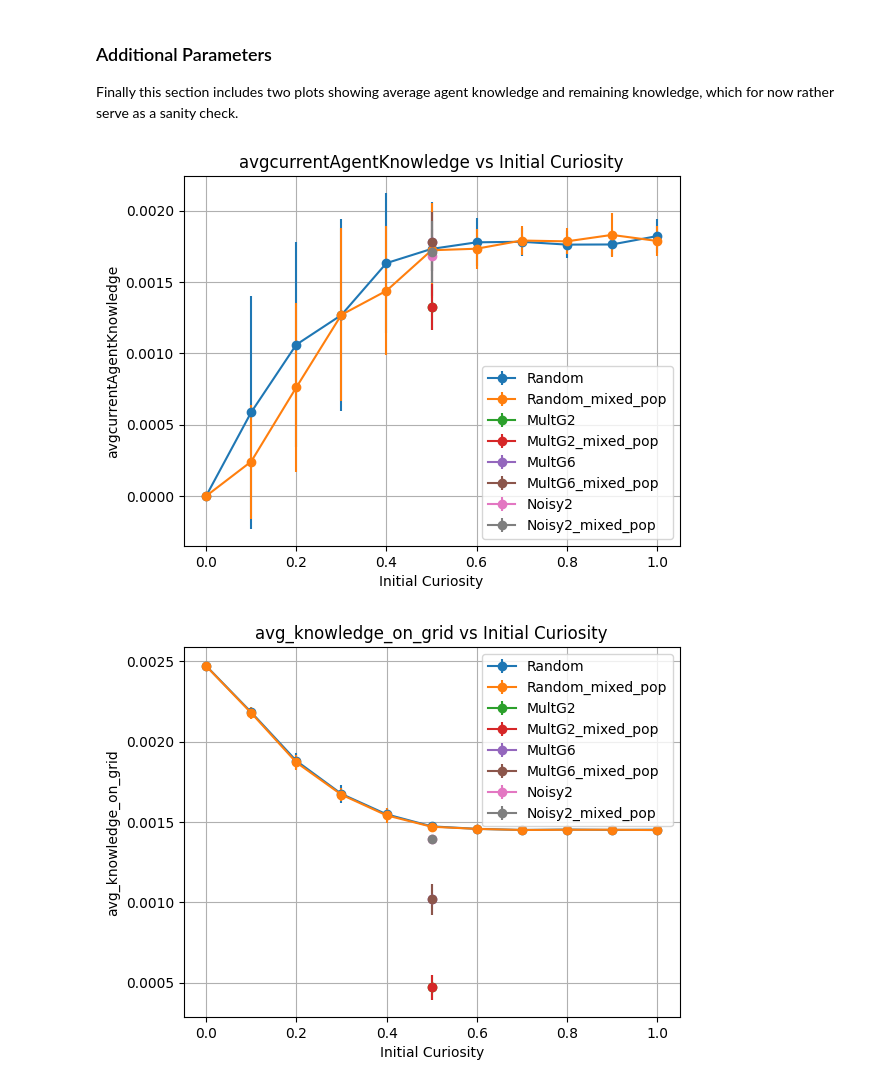
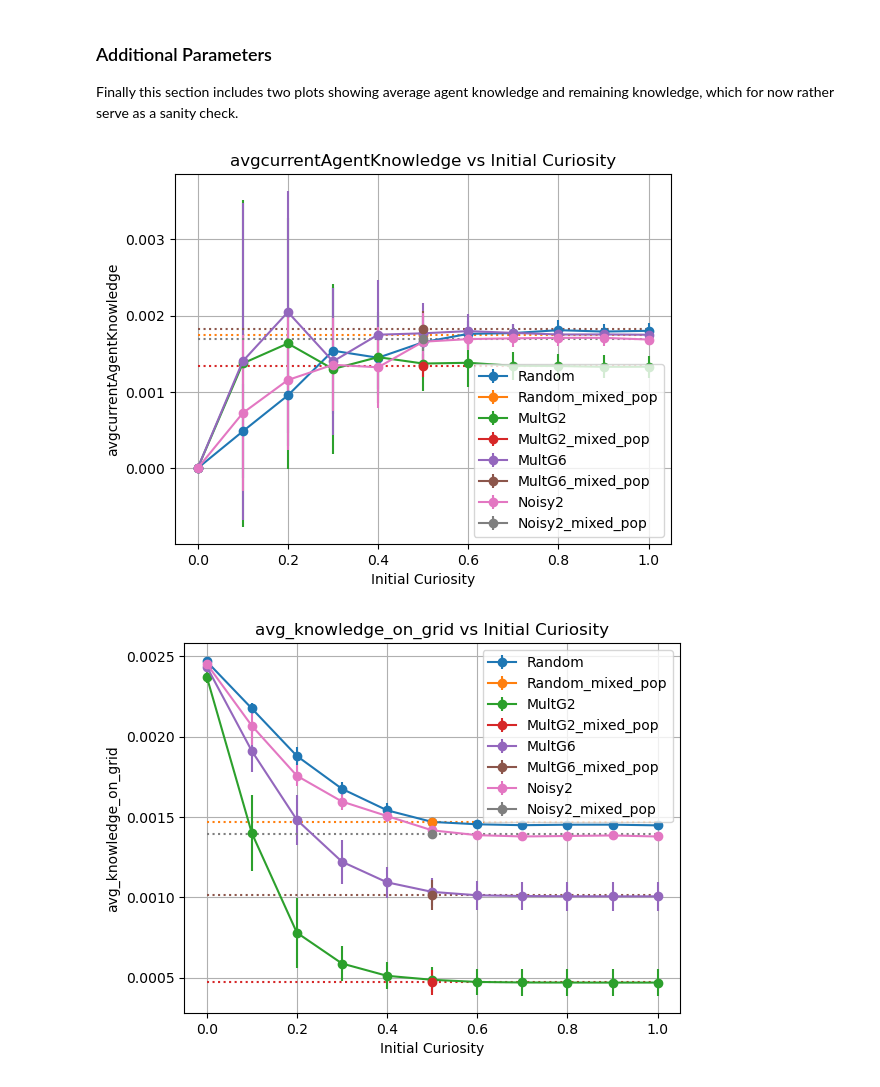
Before and after one commit to paulbanse/sciencemodels, a Jupyter notebook: compare_landscapes_corr-prestige-merit.ipynb, the cells around one changed output. Drawn from its saved outputs; the diff is of its cells as text; code cells hidden in the pictures.

```diff
--- a/compare_landscapes_corr-prestige-merit.ipynb
+++ b/compare_landscapes_corr-prestige-merit.ipynb
@@ -4,14 +4,15 @@ import numpy as np
 import random
 import matplotlib.pyplot as plt
 
-df_random = pd.read_csv("data/first_large_run/run_number0.csv")
-df_random_mixed_pop = pd.read_csv("data/first_large_run/run_number1.csv")
-df_MultG2 = pd.read_csv("data/first_large_run/run_number2.csv")
-df_MultG2_mixed_pop = pd.read_csv("data/first_large_run/run_number3.csv")
-df_MultG6 = pd.read_csv("data/first_large_run/run_number4.csv")
-df_MultG6_mixed_pop = pd.read_csv("data/first_large_run/run_number5.csv")
-df_noisy = pd.read_csv("data/first_large_run/run_number6.csv")
-df_noisy_mixed_pop = pd.read_csv("data/first_large_run/run_number7.csv")
+run_name = 'large_run_with_ideal'
+df_random = pd.read_csv("data/" + run_name + "/run_number0.csv")
+df_random_mixed_pop = pd.read_csv("data/" + run_name + "/run_number1.csv")
+df_MultG2 = pd.read_csv("data/" + run_name + "/run_number2.csv")
+df_MultG2_mixed_pop = pd.read_csv("data/" + run_name + "/run_number3.csv")
+df_MultG6 = pd.read_csv("data/" + run_name + "/run_number4.csv")
+df_MultG6_mixed_pop = pd.read_csv("data/" + run_name + "/run_number5.csv")
+df_noisy = pd.read_csv("data/" + run_name + "/run_number6.csv")
+df_noisy_mixed_pop = pd.read_csv("data/" + run_name + "/run_number7.csv")
 
 pd.set_option('display.max_columns', None)
 # df.head()
@@ -36,10 +37,9 @@ def plot_smt(name, datasets_dict):
     for label, df in datasets_dict.items():
         avg_values = [df[df["initial_curiosity"]==c][name].mean() for c in curiosities]
         std_values = [df[df["initial_curiosity"]==c][name].std() for c in curiosities]
-        print(label, avg_values)
+        p_temp = plt.errorbar(curiosities, avg_values, yerr=std_values, fmt='-o', label=label)
         if np.isnan(avg_values[0]):
-            plt.hlines(avg_values[6], label=label)
-        plt.errorbar(curiosities, avg_values, yerr=std_values, fmt='-o', label=label)
+            plt.hlines(avg_values[5], xmin = 0, xmax = 1,color = p_temp[0].get_color(), linestyles=":")
 
     plt.xlabel("Initial Curiosity")
     plt.ylabel(name)
@@ -93,7 +94,6 @@ Finally this section includes two plots showing average agent knowledge and rema
 # %%
 plot_smt("avgcurrentAgentKnowledge", datasets)
 plot_smt("avg_knowledge_on_grid", datasets)
-plot_smt("mean_corr_prestige_localMerit", datasets)
 # %% [output]
-[figure, old version]
+[figure, new version]
-[figure, old version]
+[figure, new version]
```
Also changed, not shown: parts of 6 cells of this notebook, 5 other files.
